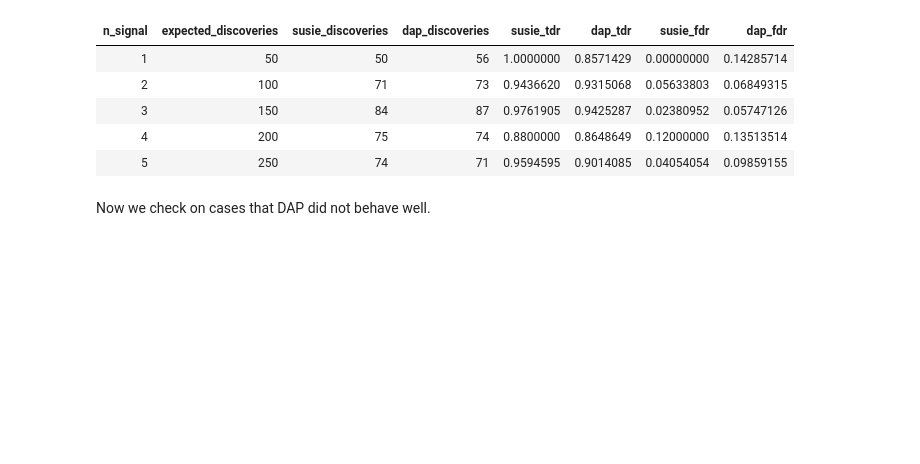
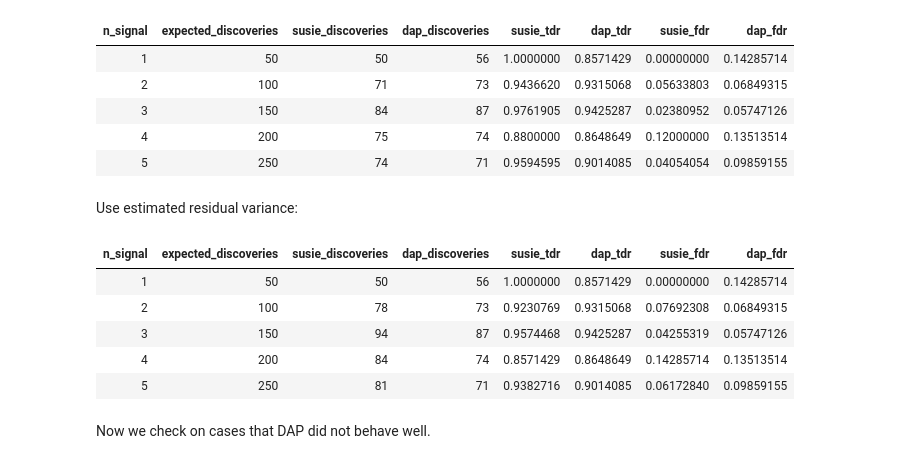
Before and after one commit to gaow/mvarbvs, a Jupyter notebook: analysis/20180527_PIP_Comparison.ipynb, the cells around one changed output. Drawn from its saved outputs; the diff is of its cells as text; code cells hidden in the pictures; blank space fills up the shorter version.

Commit message:
Add more PIP comparisons

```diff
--- a/analysis/20180527_PIP_Comparison.ipynb
+++ b/analysis/20180527_PIP_Comparison.ipynb
@@ -382,6 +151,17 @@ readRDS('susie_comparison/FDR_comparison_0528_cluster_prob.rds')
 | 3 | 150 | 84 | 87 | 0.9761905 | 0.9425287 | 0.02380952 | 0.05747126 |
 | 4 | 200 | 75 | 74 | 0.8800000 | 0.8648649 | 0.12000000 | 0.13513514 |
 | 5 | 250 | 74 | 71 | 0.9594595 | 0.9014085 | 0.04054054 | 0.09859155 |
+# %% [markdown]
+Use estimated residual variance:
+# %%
+readRDS('susie_comparison/FDR_comparison_0528_cluster_prob_estvar_true.rds')
+# %% [output]
+| n_signal | expected_discoveries | susie_discoveries | dap_discoveries | susie_tdr | dap_tdr | susie_fdr | dap_fdr |
+| 1 | 50 | 50 | 56 | 1.0000000 | 0.8571429 | 0.00000000 | 0.14285714 |
+| 2 | 100 | 78 | 73 | 0.9230769 | 0.9315068 | 0.07692308 | 0.06849315 |
+| 3 | 150 | 94 | 87 | 0.9574468 | 0.9425287 | 0.04255319 | 0.05747126 |
+| 4 | 200 | 84 | 74 | 0.8571429 | 0.8648649 | 0.14285714 | 0.13513514 |
+| 5 | 250 | 81 | 71 | 0.9382716 | 0.9014085 | 0.06172840 | 0.09859155 |
 # %% [markdown]
 Now we check on cases that DAP did not behave well.
 # %% [markdown]
```
Also changed, not shown: parts of 25 cells of this notebook, 2 other files.
